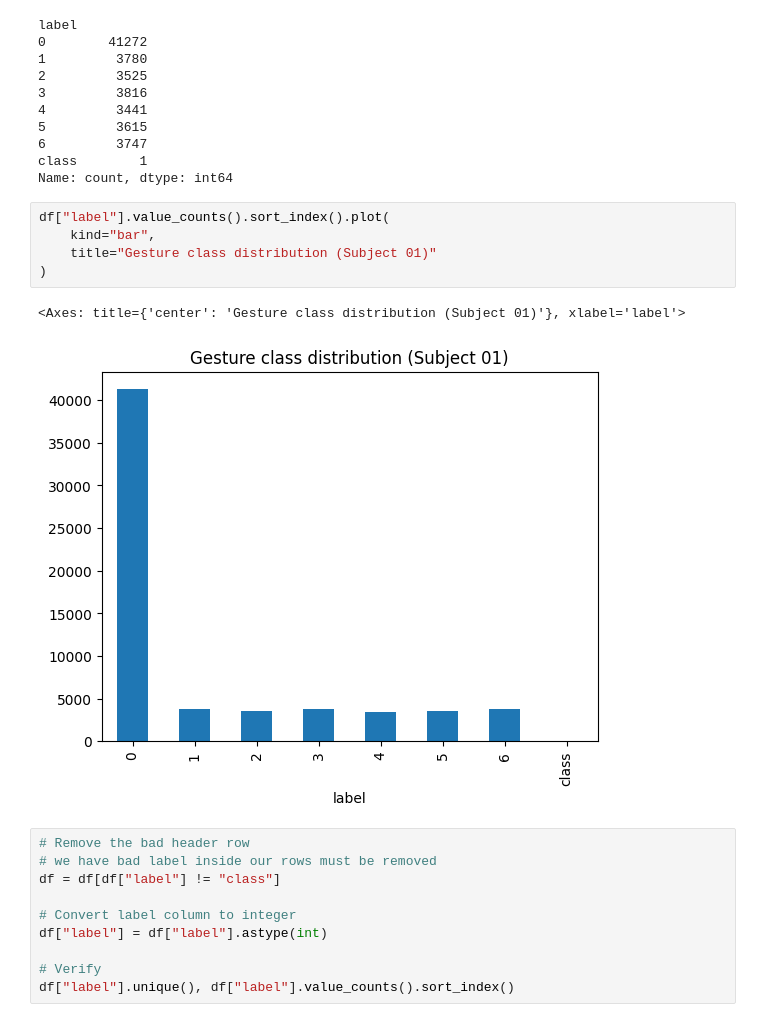
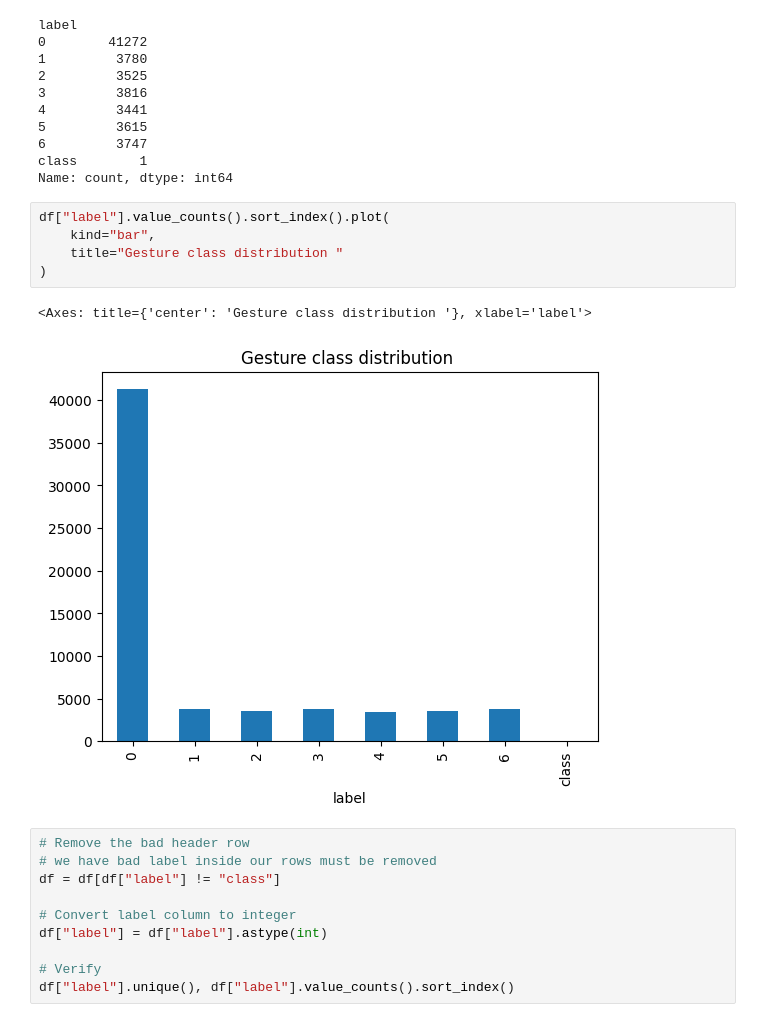
Before and after one commit to Akshar51k/emg_hand_gesture_classifier, a Jupyter notebook: notebooks/02_exploration.ipynb, the cells around one changed output. Drawn from its saved outputs; the diff is of its cells as text.

```diff
--- a/notebooks/02_exploration.ipynb
+++ b/notebooks/02_exploration.ipynb
@@ -73,11 +75,11 @@ Name: count, dtype: int64
 # %%
 df["label"].value_counts().sort_index().plot(
     kind="bar",
-    title="Gesture class distribution (Subject 01)"
+    title="Gesture class distribution "
 )
 # %% [output]
-<Axes: title={'center': 'Gesture class distribution (Subject 01)'}, xlabel='label'>
+<Axes: title={'center': 'Gesture class distribution '}, xlabel='label'>
-[figure, old version]
+[figure, new version]
 # %%
 # Remove the bad header row
 # we have bad label inside our rows must be removed
```
Also changed, not shown: parts of 3 cells of this notebook, 2 other files.
